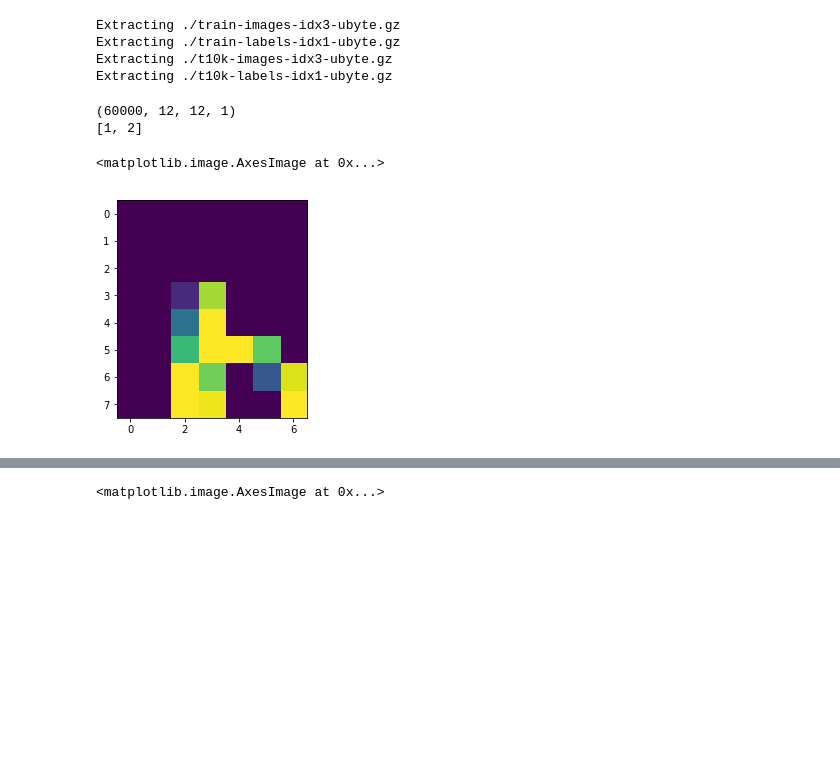
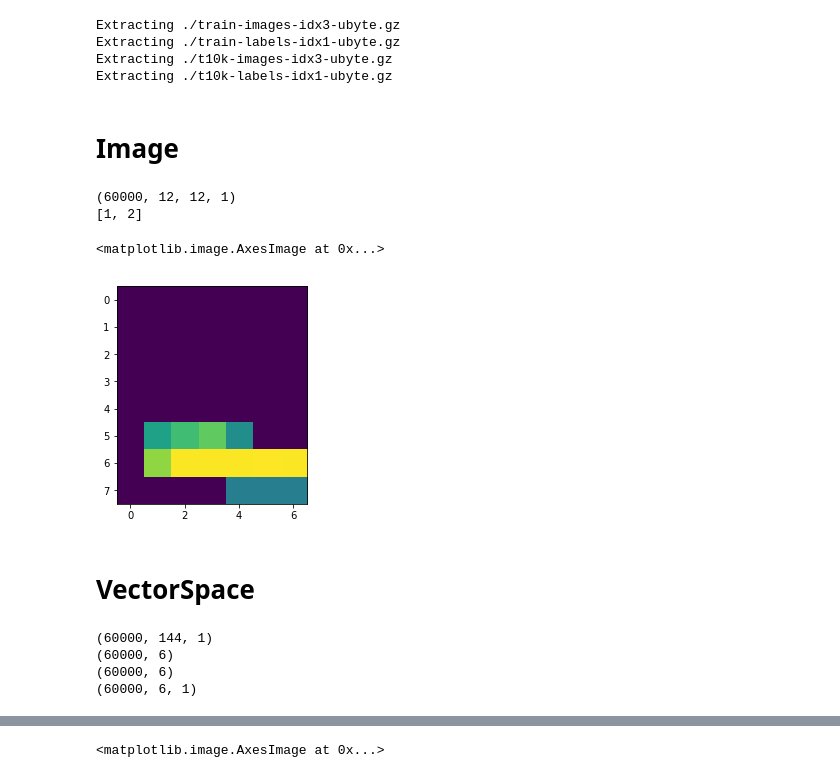
Before and after one commit to BouchardLab/info_measures, a Jupyter notebook: notebooks/dataset_generation.ipynb, the cells around one changed output, grey strips where cells are left out. Drawn from its saved outputs; the diff is of its cells as text; code cells hidden in the pictures; blank space fills up the shorter version.

```diff
--- a/notebooks/dataset_generation.ipynb
+++ b/notebooks/dataset_generation.ipynb
@@ -20,6 +21,8 @@ Extracting ./train-images-idx3-ubyte.gz
 Extracting ./train-labels-idx1-ubyte.gz
 Extracting ./t10k-images-idx3-ubyte.gz
 Extracting ./t10k-labels-idx1-ubyte.gz
+# %% [markdown]
+# Image
 # %%
 reload(dg)
 
@@ -35,15 +38,22 @@ dim = 4
 perp_dim = 7
 samples = dg_mnist.sample_data(dim, perp_dim=perp_dim)
 # %%
-plt.imshow(samples[0].reshape(2*dim, perp_dim))
+plt.imshow(samples[6].reshape(2*dim, perp_dim))
 # %% [output]
 <matplotlib.image.AxesImage at 0x...>
-[figure, old version]
+[figure, new version]
+# %% [markdown]
+# VectorSpace
 # %%
 reload(dg)
 dg_vec = dg.VectorSpaceGenerator(X)
 # %%
-xp = dg_vec.sample_data(grow_dim=1, n_samples_per_image=2)
+xp = dg_vec.sample_data(grow_dim=3, n_samples_per_image=1)
+# %% [output]
+(60000, 144, 1)
+(60000, 6)
+(60000, 6)
+(60000, 6, 1)
 # %%
 %timeit dg_vec.sample_data(grow_dim=3, n_samples_per_image=2)
 # %% [output]
```
Also changed, not shown: parts of 26 cells of this notebook, 4 other files.
